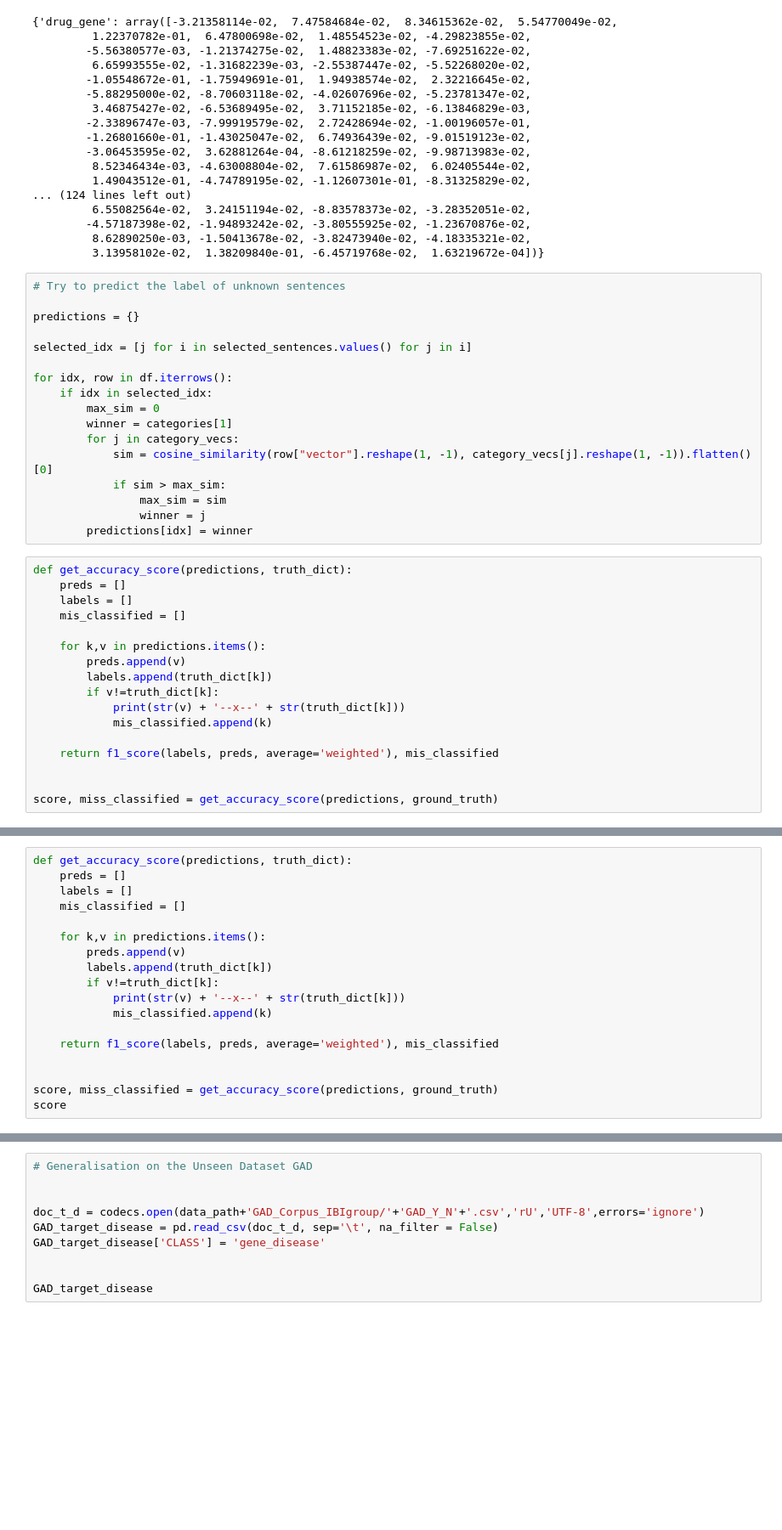
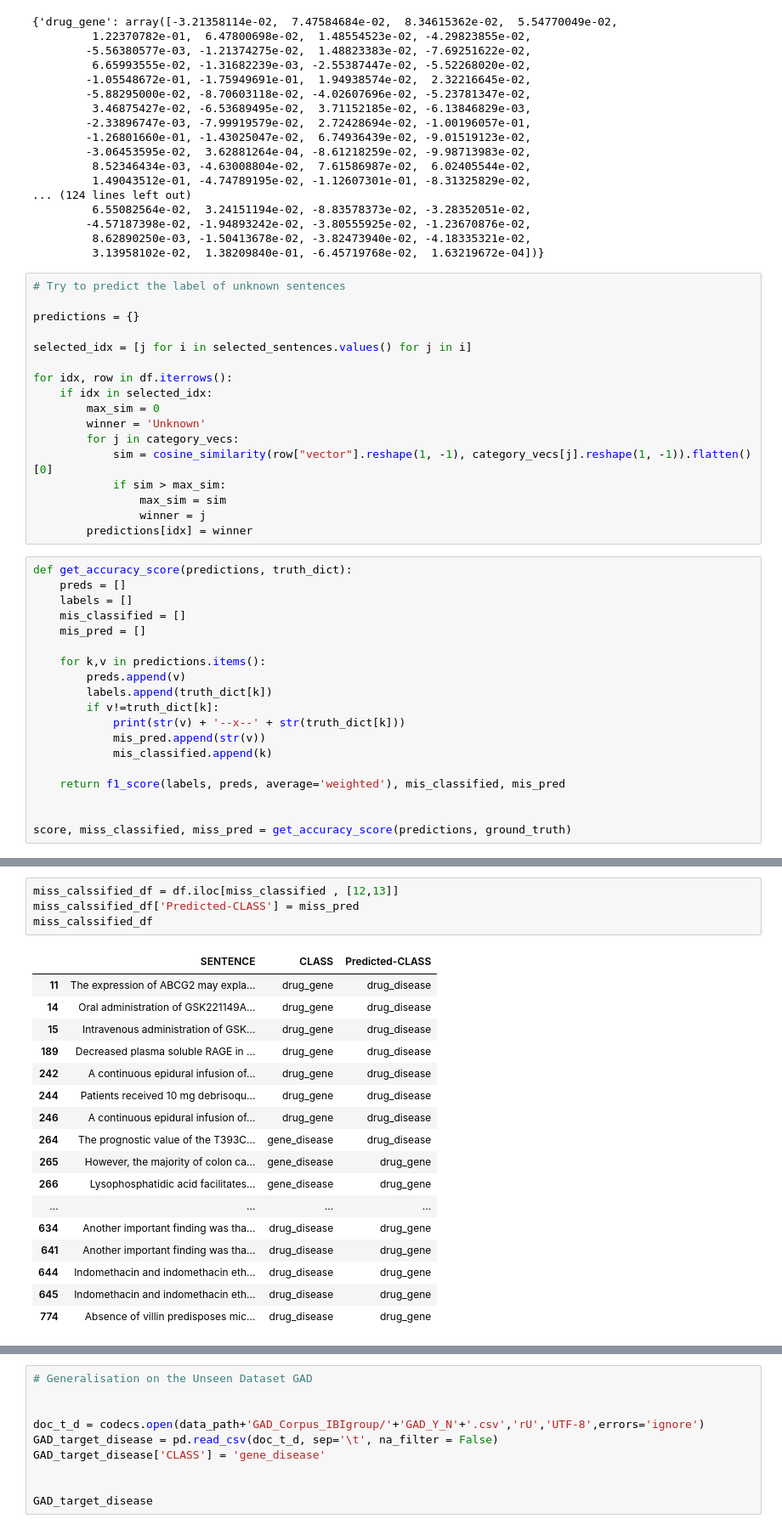
Before and after one commit to tsantosh7/Unsupervised-Supervised-Protein-Genes-Diseases-Organisms-Extraction, a Jupyter notebook: Code/Few_Shot_Learning_Relations_v01.ipynb, the cells around one changed output, grey strips where cells are left out. Shown at 85% size. Saved outputs shown, nothing was run; the diff lists cells and outputs as text; blank space fills up the shorter version.

```diff
--- a/Code/Few_Shot_Learning_Relations_v01.ipynb
+++ b/Code/Few_Shot_Learning_Relations_v01.ipynb
@@ -211,7 +211,7 @@ selected_idx = [j for i in selected_sentences.values() for j in i]
 for idx, row in df.iterrows():
     if idx in selected_idx:
         max_sim = 0
-        winner = categories[1]
+        winner = 'Unknown'
         for j in category_vecs:
             sim = cosine_similarity(row["vector"].reshape(1, -1), category_vecs[j].reshape(1, -1)).flatten()[0]
             if sim > max_sim:
@@ -223,16 +223,18 @@ def get_accuracy_score(predictions, truth_dict):
     preds = []
     labels = []
     mis_classified = []
+    mis_pred = []
 
     for k,v in predictions.items():
         preds.append(v)
         labels.append(truth_dict[k])
         if v!=truth_dict[k]:
             print(str(v) + '--x--' + str(truth_dict[k]))
+            mis_pred.append(str(v))
             mis_classified.append(k)
 
-    return f1_score(labels, preds, average='weighted'), mis_classified
+    return f1_score(labels, preds, average='weighted'), mis_classified, mis_pred
 
 
-score, miss_classified = get_accuracy_score(predictions, ground_truth)
+score, miss_classified, miss_pred = get_accuracy_score(predictions, ground_truth)
 # %% [output]
@@ -276,18 +257,0 @@ miss_classified
-# %%
-def get_accuracy_score(predictions, truth_dict):
-    preds = []
-    labels = []
-    mis_classified = []
-
-    for k,v in predictions.items():
-        preds.append(v)
-        labels.append(truth_dict[k])
-        if v!=truth_dict[k]:
-            print(str(v) + '--x--' + str(truth_dict[k]))
-            mis_classified.append(k)
-
-    return f1_score(labels, preds, average='weighted'), mis_classified
-
-
-score, miss_classified = get_accuracy_score(predictions, ground_truth)
-score
@@ -332,0 +258,22 @@ miss_classified
+# %%
+miss_calssified_df = df.iloc[miss_classified , [12,13]]
+miss_calssified_df['Predicted-CLASS'] = miss_pred
+miss_calssified_df
+# %% [output]
+|  | SENTENCE | CLASS | Predicted-CLASS |
+| 11 | The expression of ABCG2 may expla... | drug_gene | drug_disease |
+| 14 | Oral administration of GSK221149A... | drug_gene | drug_disease |
+| 15 | Intravenous administration of GSK... | drug_gene | drug_disease |
+| 189 | Decreased plasma soluble RAGE in ... | drug_gene | drug_disease |
+| 242 | A continuous epidural infusion of... | drug_gene | drug_disease |
+| 244 | Patients received 10 mg debrisoqu... | drug_gene | drug_disease |
+| 246 | A continuous epidural infusion of... | drug_gene | drug_disease |
+| 264 | The prognostic value of the T393C... | gene_disease | drug_disease |
+| 265 | However, the majority of colon ca... | gene_disease | drug_gene |
+| 266 | Lysophosphatidic acid facilitates... | gene_disease | drug_gene |
+| ... | ... | ... | ... |
+| 634 | Another important finding was tha... | drug_disease | drug_gene |
+| 641 | Another important finding was tha... | drug_disease | drug_gene |
+| 644 | Indomethacin and indomethacin eth... | drug_disease | drug_gene |
+| 645 | Indomethacin and indomethacin eth... | drug_disease | drug_gene |
+| 774 | Absence of villin predisposes mic... | drug_disease | drug_gene |
```
Also changed, not shown: parts of 8 cells of this notebook, 5 other files.
